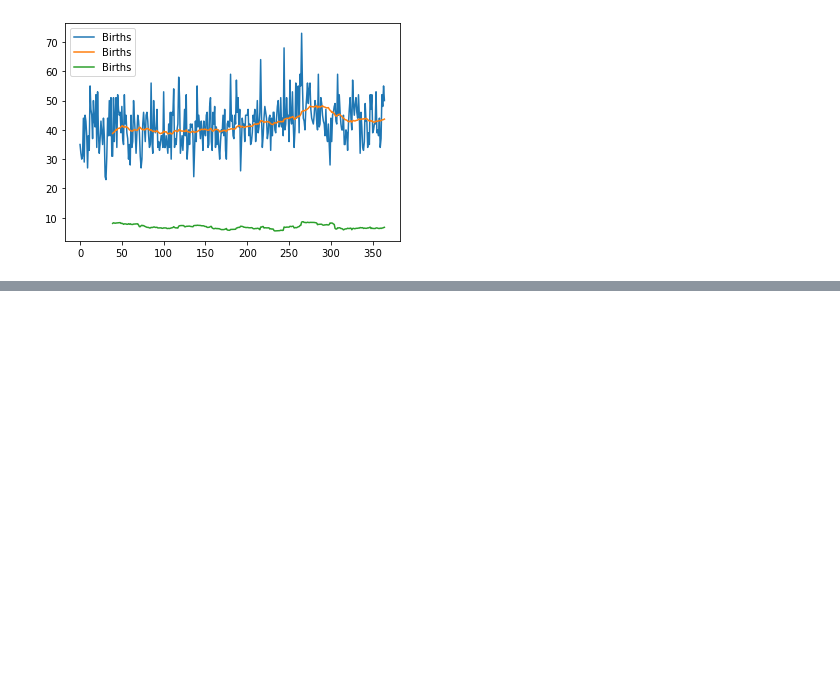
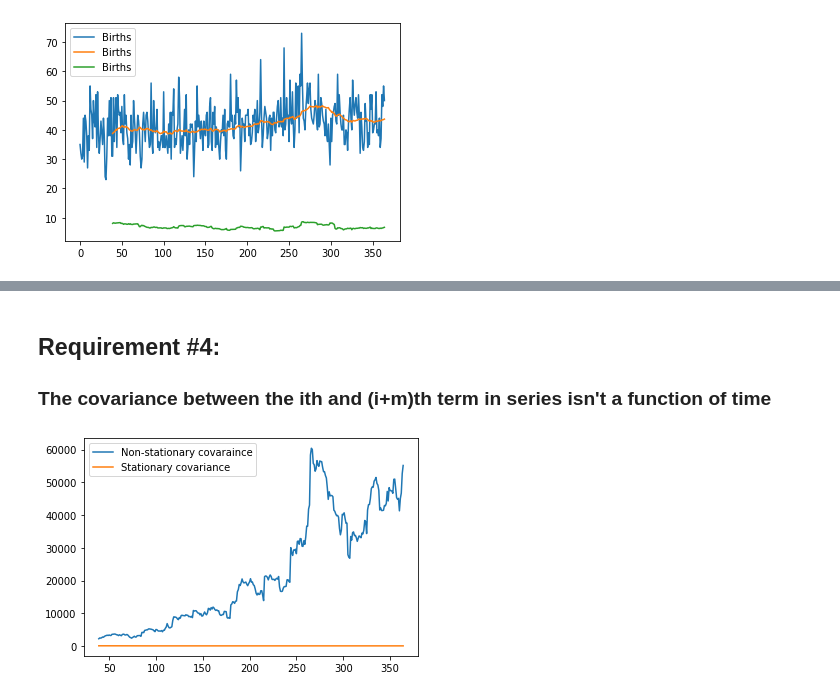
Before and after one commit to LewisErick/time-series-analysis-glossary, a Jupyter notebook: notebooks/Stationary Time-Series.ipynb, the cells around one changed output, grey strips where cells are left out. Drawn from its saved outputs; the diff is of its cells as text; code cells hidden in the pictures; blank space fills up the shorter version.

```diff
--- a/notebooks/Stationary Time-Series.ipynb
+++ b/notebooks/Stationary Time-Series.ipynb
@@ -47,0 +75,14 @@ plt.show()
+# %% [markdown]
+## Requirement \#4:
+### The covariance between the ith and (i+m)th term in series isn't a function of time
+# %%
+# Compare covariance between stationary and non-moving time series.
+moving_cov = series_df['Births_moving_std'].rolling(window = 40).cov()
+stat_cov = series_df['Births'].rolling(window = 40).cov()
+
+moving_cov.plot(label="Non-stationary covaraince")
+stat_cov.plot(label="Stationary covariance")
+plt.legend()
+plt.show()
+# %% [output]
+[figure, added]
```
Also changed, not shown: parts of 11 cells of this notebook.
